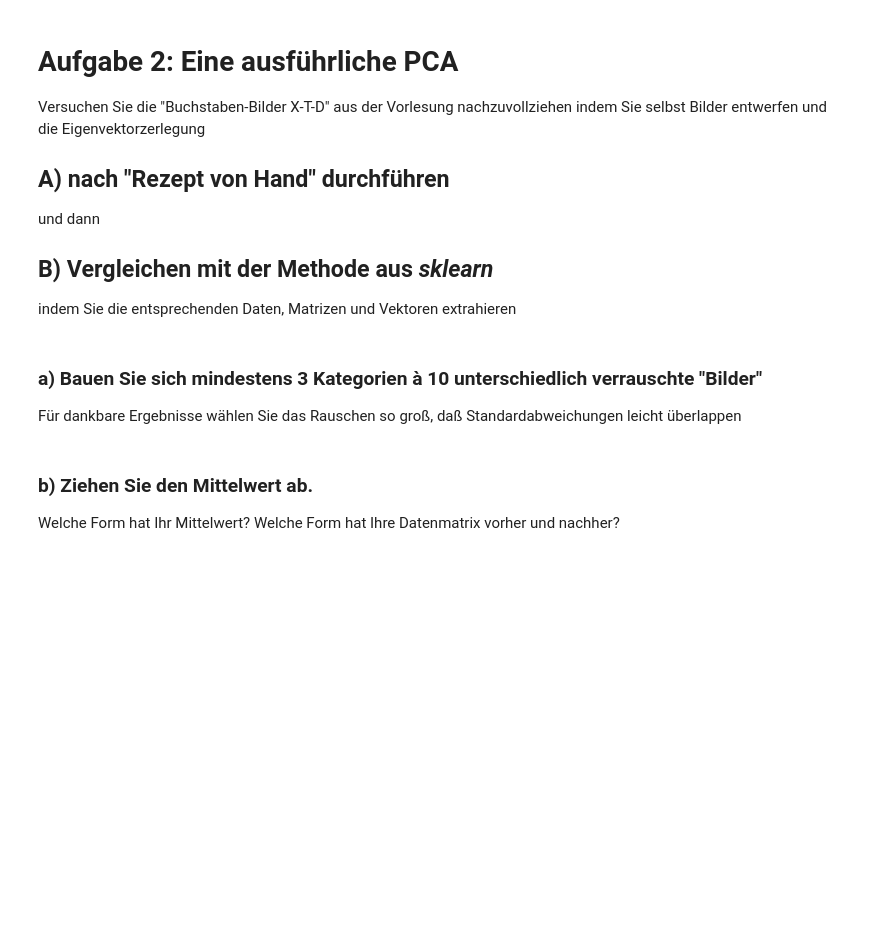
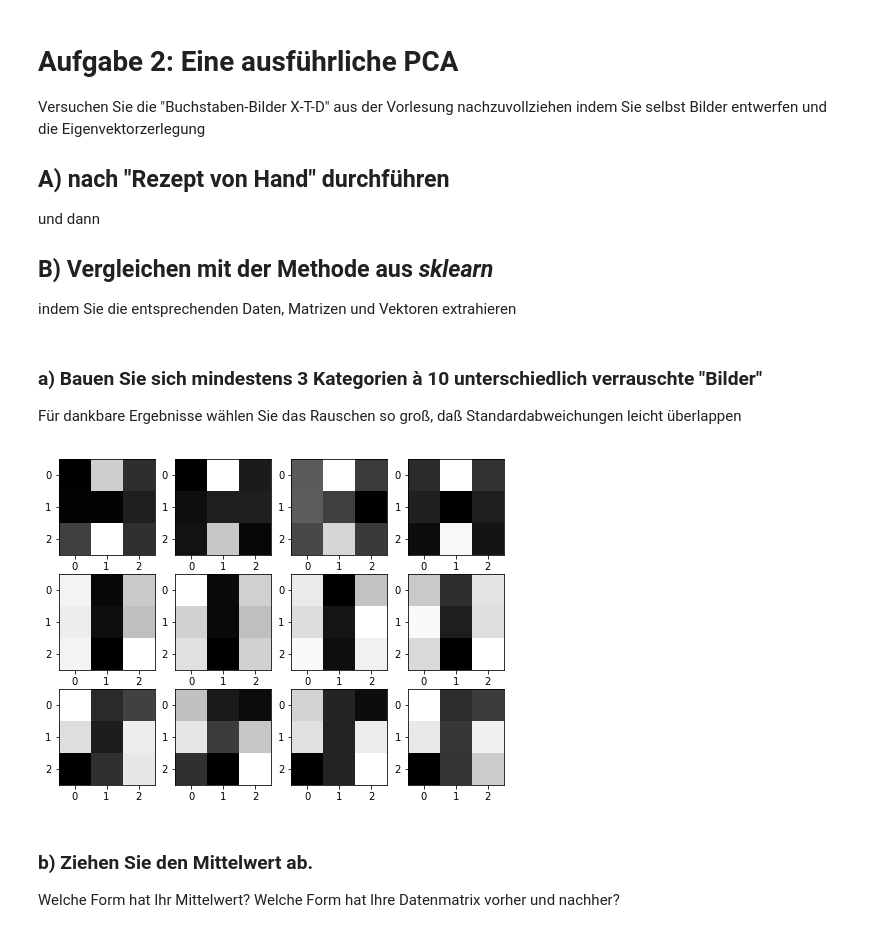
Before and after one commit to HilfenAtUni/inf4151, a Jupyter notebook: ubung/A02/A02_Aufgaben.ipynb, the cells around one changed output. Saved outputs shown, nothing was run; the diff lists cells and outputs as text; code cells hidden in the pictures; blank space fills up the shorter version.

```diff
--- a/ubung/A02/A02_Aufgaben.ipynb
+++ b/ubung/A02/A02_Aufgaben.ipynb
@@ -78,6 +79,45 @@ indem Sie die entsprechenden Daten, Matrizen und Vektoren extrahieren
 # %% [markdown]
 ### a) Bauen Sie sich mindestens 3 Kategorien à 10 unterschiedlich verrauschte "Bilder"
 Für dankbare Ergebnisse wählen Sie das Rauschen so groß, daß Standardabweichungen leicht überlappen
+# %%
+""" some self define example 3x3 image """
+# it's only the seed of the random
+np.random.seed(987654)
+# size of the pixel in image
+vshape = (3,3)
+# the number of pixels in a image
+vn = vshape[0] * vshape[1]
+# create 3 type and 10 different image, each image is 3x3 pixels
+v = np.zeros((vn, 30))
+
+for i in range(0, 10): # H
+    v[:, i] = 192-np.array([1, 0, 1, 1, 1, 1, 1, 0, 1])*128+15*stats.norm.rvs(size=vn)
+
+for i in range(10, 20): # I
+    v[:, i] = 192-np.array([0, 1, 0, 0, 1, 0, 0, 1, 0])*128+15*stats.norm.rvs(size=vn)
+
+for i in range(20, 30): # S
+    v[:, i] = 192-np.array([0, 1, 1, 0, 1, 0, 1, 1, 0])*128+15*stats.norm.rvs(size=vn)
+
+"""
+name:
+    show_images
+desc:
+    this will display all the images
+parameter:
+    v - orignal data
+"""
+def show_images(v):
+    # setting the size of figure
+    fig = plt.figure(figsize=(8, 6))
+    for i, j in enumerate((1, 2, 3, 4, 11, 12, 13, 14, 21, 22, 23, 24)):
+        fig.add_subplot(3, 4, i+1)
+        image = v[:,j].reshape(vshape)
+        plt.imshow(image, cmap=plt.cm.gray, interpolation='nearest')
+
+show_images(v)
+# %% [output]
+[figure, added]
 # %% [markdown]
 ### b) Ziehen Sie den Mittelwert ab.
 Welche Form hat Ihr Mittelwert?
```
Also changed, not shown: parts of 21 cells of this notebook, 11 other files.
